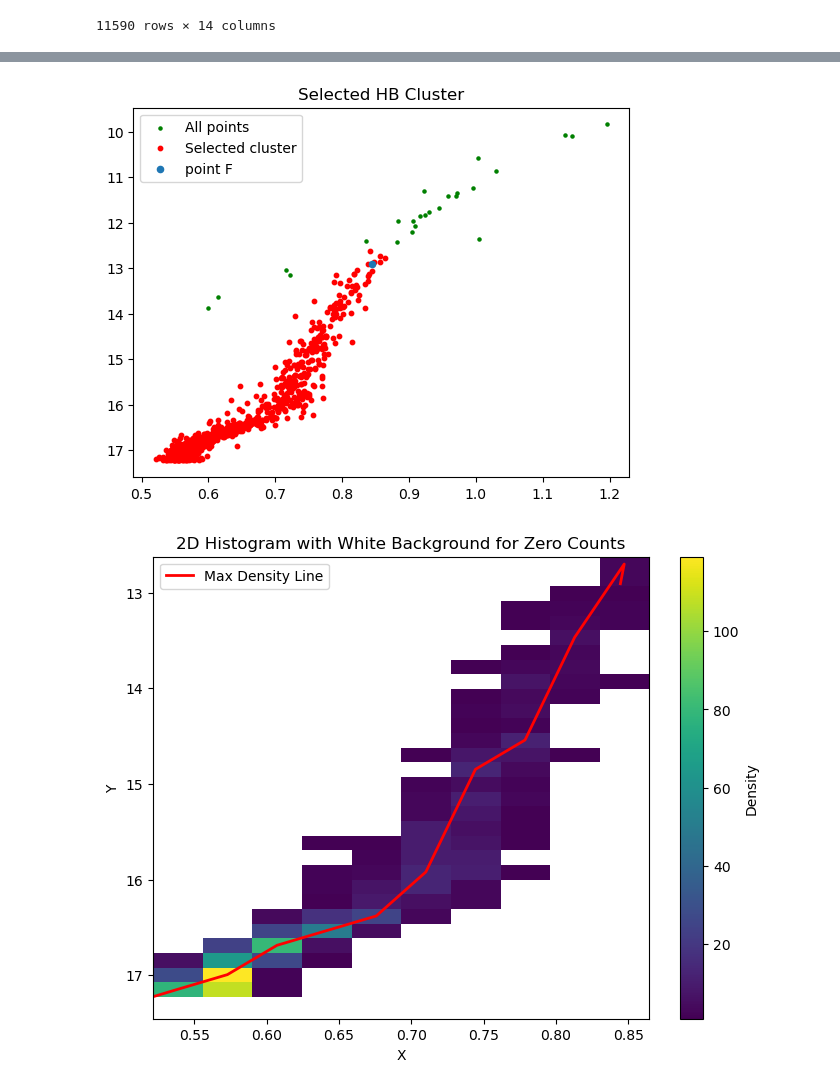
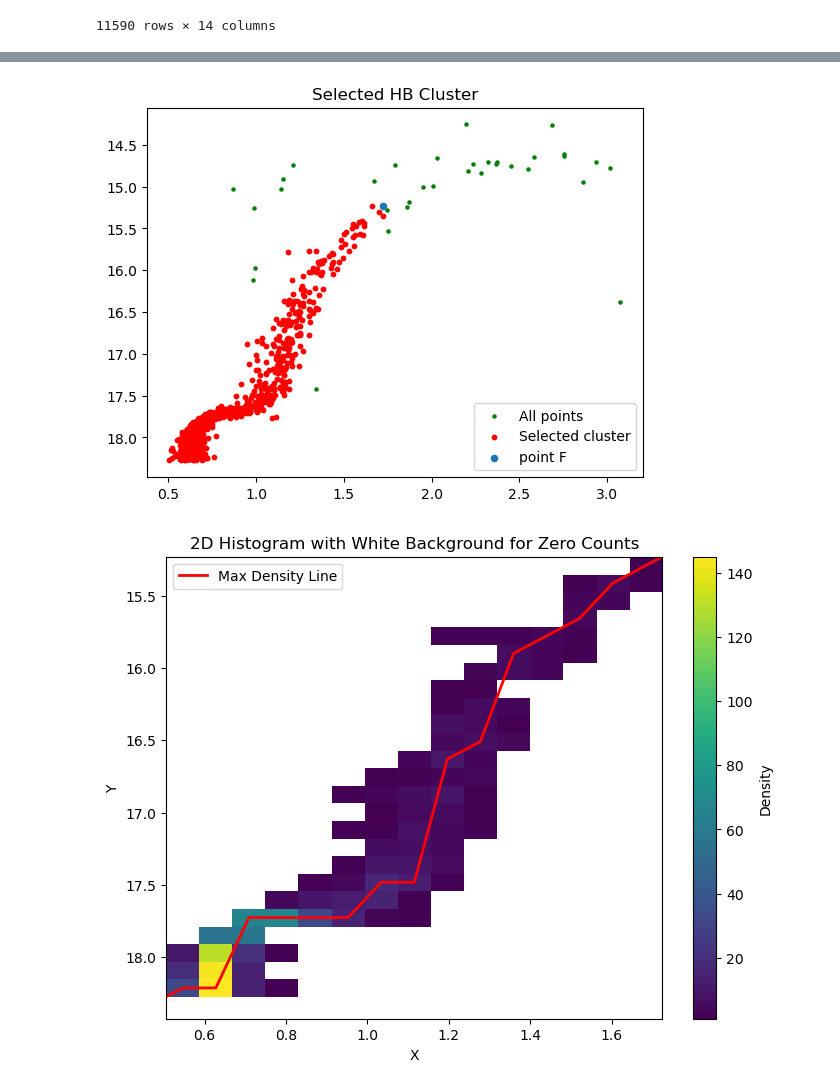
Before and after one commit to AngelMP06/-Identification-of-Optical-Counterparts-in-Globular-Clusters, a Jupyter notebook: NGC 6809/Clustering2.ipynb, the cells around one changed output, grey strips where cells are left out. Saved outputs shown, nothing was run; the diff lists cells and outputs as text; code cells hidden in the pictures.

```diff
--- a/NGC 6809/Clustering2.ipynb
+++ b/NGC 6809/Clustering2.ipynb
@@ -95,7 +95,7 @@ optical_data_filtered
 | 11589 | 23.9076 | 22.4323 | 21.9833 | 20.8356 | 19.9825 | 97.7 | 294.991949 | -30.936387 | R0045300 | 21.40945 | ... |
 11590 rows × 14 columns
 # %%
-gráfico_comp = 2
+gráfico_comp = 0
 #for gráfico_comp in range(3):
 if gráfico_comp == 0: #F275W-F336W
     Color1 = "275"
@@ -222,9 +222,9 @@ plt.show()
 # %%
-non_zero_values_indexes = []
+zero_values_indexes = []
 for i,j in enumerate(mean_MS):
     if j == 0:
-        non_zero_values_indexes.append(i)
-non_zero_values_indexes
+        zero_values_indexes.append(i)
+zero_values_indexes
 # %% [output]
 [0,
  1,
@@ -247,11 +247,11 @@ non_zero_values_indexes
 chain_width = 0
 maximum_width = 0
 # Searching for the maximum separation between bins with value 0
-for i in range(len(non_zero_values_indexes)-1):
-    index_difference = non_zero_values_indexes[i+1]-non_zero_values_indexes[i]-1
+for i in range(len(zero_values_indexes)-1):
+    index_difference = zero_values_indexes[i+1]-zero_values_indexes[i]-1
     if index_difference > maximum_width:
         maximum_width = index_difference
-        chain_width = non_zero_values_indexes[i]
+        chain_width = zero_values_indexes[i]
 main_sequence = range(chain_width+1,chain_width+maximum_width)  #Getting the maximum chain of indexes that have 0 as a value
 
 print(chain_width)
@@ -264,8 +264,8 @@ range(152, 240)
 # %%
 #Extract the positions (in cells) of the mean, max and min of the main sequence to plot them later.
-filtered_x = [x[i] for i in main_sequence]
-filtered_max = [max[i] for i in main_sequence]
-filtered_min = [min[i] for i in main_sequence]
+filtered_x = [mean_MS[i] for i in main_sequence]
+filtered_max = [max_MS[i] for i in main_sequence]
+filtered_min = [min_MS[i] for i in main_sequence]
 
 #Change the positions from cells to magnitude values of the CMD
 normalized_min = (np.array(filtered_min)/bins_division)+xmin+1/(2*bins_division)
@@ -740,7 +740,7 @@ region3.loc[(labels == selected_label) & (region3[f"position_{gráfico_comp}"] =
 # %%
 plt.scatter(x, y, c="green", s=5, label="All points")
 plt.scatter(x_selected, y_selected, c="red", s=10, label="Selected cluster")
-plt.scatter(point_F[0], point_F[1],  s=20, label="point F")
+plt.scatter(F[0], F[1],  s=20, label="point F")
 
 
 plt.gca().invert_yaxis()
@@ -748,7 +748,7 @@ plt.legend()
 plt.title("Selected HB Cluster")
 plt.show()
 # %% [output]
-[figure, old version]
+[figure, new version]
 # %%
 import numpy as np
 import matplotlib.pyplot as plt
@@ -784,36 +784,36 @@ for i in range(len(x_centers)):
 
     max_idx = np.argmax(column)
     ridge_x.append(x_centers[i])
     ridge_y.append(y_centers[max_idx])
 
 ridge_x = np.array(ridge_x)
 ridge_y = np.array(ridge_y)
 
 # ---- Plot ----
 plt.figure(figsize=(8, 6))
 
 plt.imshow(
     H_masked,
     origin='lower',
     aspect='auto',
     extent=[xedges[0], xedges[-1], yedges[0], yedges[-1]],
     cmap=cmap
 )
 
 plt.colorbar(label='Density')
-ridge_complete_x = np.concatenate(([x_selected.min()], ridge_x, [point_F[0]]))
-ridge_complete_y = np.concatenate(([msto_start_y_magnitude], ridge_y, [point_F[1]]))
+ridge_complete_x = np.concatenate(([x_selected.min()], ridge_x, [F[0]]))
+ridge_complete_y = np.concatenate(([msto_start_y_magnitude], ridge_y, [F[1]]))
 plt.plot(ridge_complete_x, ridge_complete_y, color='red', linewidth=2, label='Max Density Line')
 plt.gca().invert_yaxis()
 
 plt.xlabel('X')
 plt.ylabel('Y')
 plt.title('2D Histogram with White Background for Zero Counts')
 plt.legend()
 
 plt.show()
 # %% [output]
-[figure, old version]
+[figure, new version]
 # %%
 plt.scatter(x, y, c="green", s=5, label="All points")
 plt.scatter(x_selected, y_selected, c="red", s=10, label="Selected cluster")
```
Also changed, not shown: parts of 25 cells of this notebook, 17 other files.
